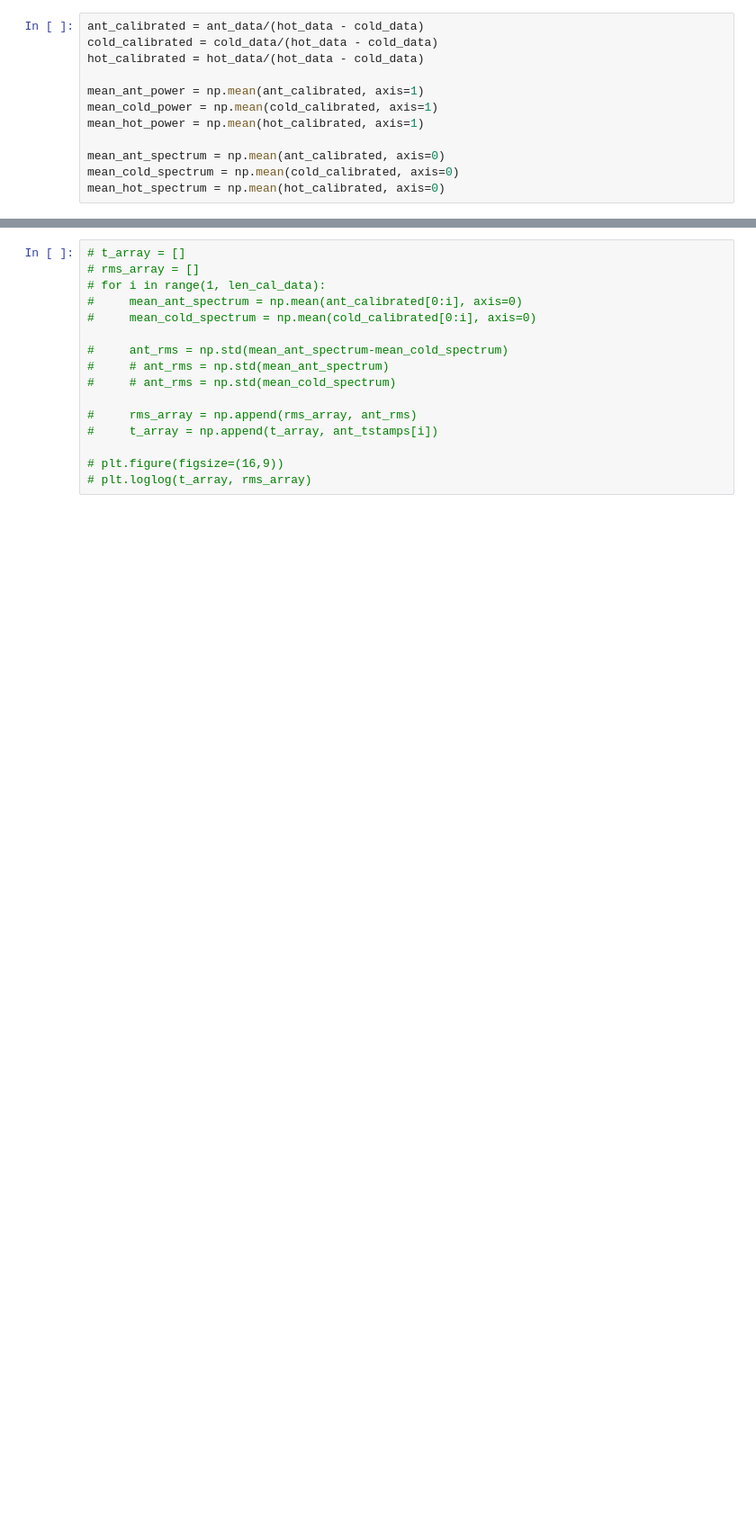
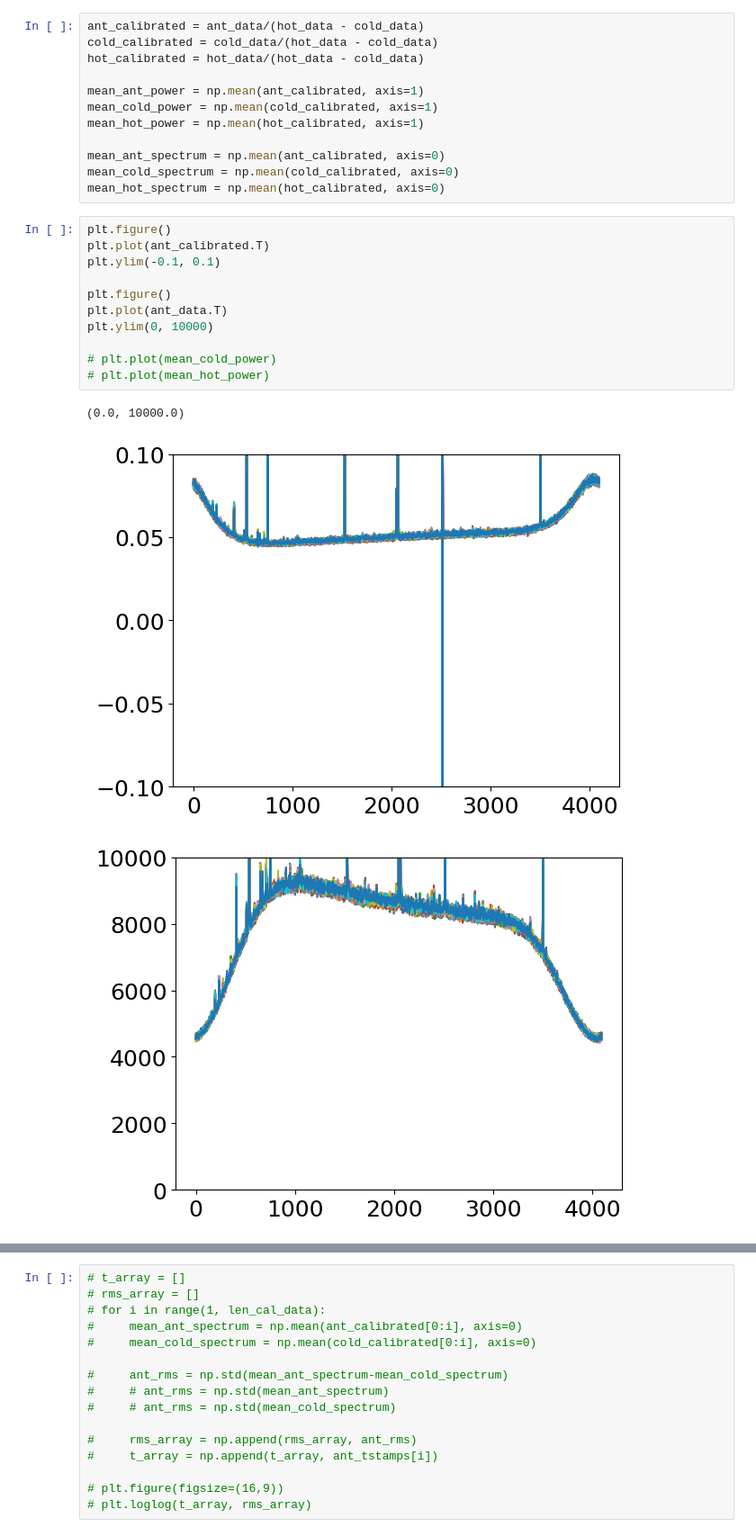
Before and after one commit to jnthek/diy_radiometer, a Jupyter notebook: pluto_radiometer/Test_hdf5_plutosdr.ipynb, the cells around one changed output, grey strips where cells are left out. Shown at 90% size. Drawn from its saved outputs; the diff is of its cells as text; blank space fills up the shorter version.

Commit message:
Add the hot/cold calibration codes

```diff
--- a/pluto_radiometer/Test_hdf5_plutosdr.ipynb
+++ b/pluto_radiometer/Test_hdf5_plutosdr.ipynb
@@ -61,6 +69,21 @@ mean_hot_power = np.mean(hot_calibrated, axis=1)
 mean_ant_spectrum = np.mean(ant_calibrated, axis=0)
 mean_cold_spectrum = np.mean(cold_calibrated, axis=0)
 mean_hot_spectrum = np.mean(hot_calibrated, axis=0)
+# %%
+plt.figure()
+plt.plot(ant_calibrated.T)
+plt.ylim(-0.1, 0.1)
+
+plt.figure()
+plt.plot(ant_data.T)
+plt.ylim(0, 10000)
+
+# plt.plot(mean_cold_power)
+# plt.plot(mean_hot_power)
+# %% [output]
+(0.0, 10000.0)
+[figure, added]
+[figure, added]
 # %%
 plt.figure()
 plt.plot(mean_ant_spectrum)
```
Also changed, not shown: parts of 6 cells of this notebook, 2 other files.
